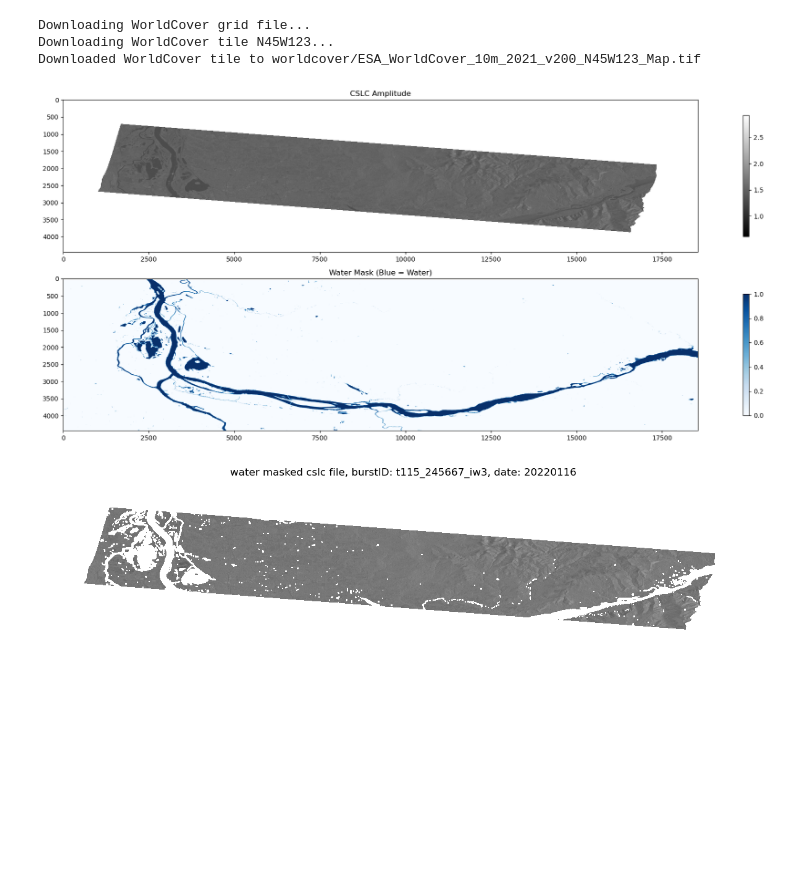
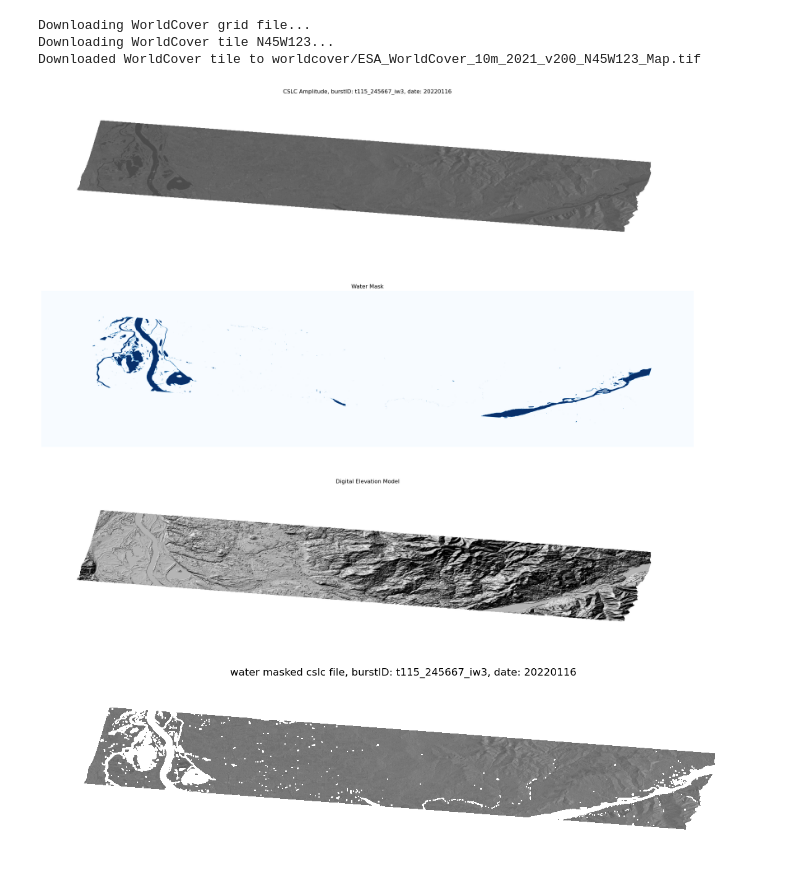
Before and after one commit to smuinsar/Misc, a Jupyter notebook: asf_opera_search/asf_opera_download.ipynb, the cells around one changed output. Drawn from its saved outputs; the diff is of its cells as text; code cells hidden in the pictures; blank space fills up the shorter version.

Commit message:
Adding DEM download

```diff
--- a/asf_opera_search/asf_opera_download.ipynb
+++ b/asf_opera_search/asf_opera_download.ipynb
@@ -376,13 +469,28 @@ water_mask = get_water_mask(params, worldcover_file)
 Downloading WorldCover grid file...
 Downloading WorldCover tile N45W123...
 Downloaded WorldCover tile to worldcover/ESA_WorldCover_10m_2021_v200_N45W123_Map.tif
-# %%
-# Visualize water mask
-plot_scale = 0.1
-
-visualize_water_mask(np.abs(cslc)**plot_scale, water_mask, 'figures')
-# %% [output]
-[figure, removed]
+# %%
+# Streaming GLS-30 DEM in AWS S3 bucket and processing for CSLC-S1
+dem_data = process_dem_for_cslc(
+    params,
+    merged_output='merged_dem.tif',
+    final_output='reprojected_dem.tif') # download_path for downloading the DEM
+# %%
+# Visualize water mask
+plot_scale = 0.1
+water_mask[np.isnan(cslc)] = 0
+dem_data[np.isnan(cslc)] = np.nan
+
+visualize_data(amp=np.abs(cslc),
+               water_mask=water_mask,
+               dem=dem_data,
+               titles={
+                   'amp': f'CSLC Amplitude, burstID: {burst_id}, date: {sensing_date}',
+                   'water_mask': 'Water Mask',
+                   'dem': 'Digital Elevation Model'
+               }, plot_scale = plot_scale)
+# %% [output]
+[figure, added]
 # %%
 # Display water masked cslc file
 cslc_masked = cslc.copy()
```
Also changed, not shown: parts of 6 cells of this notebook, 1 other file.
